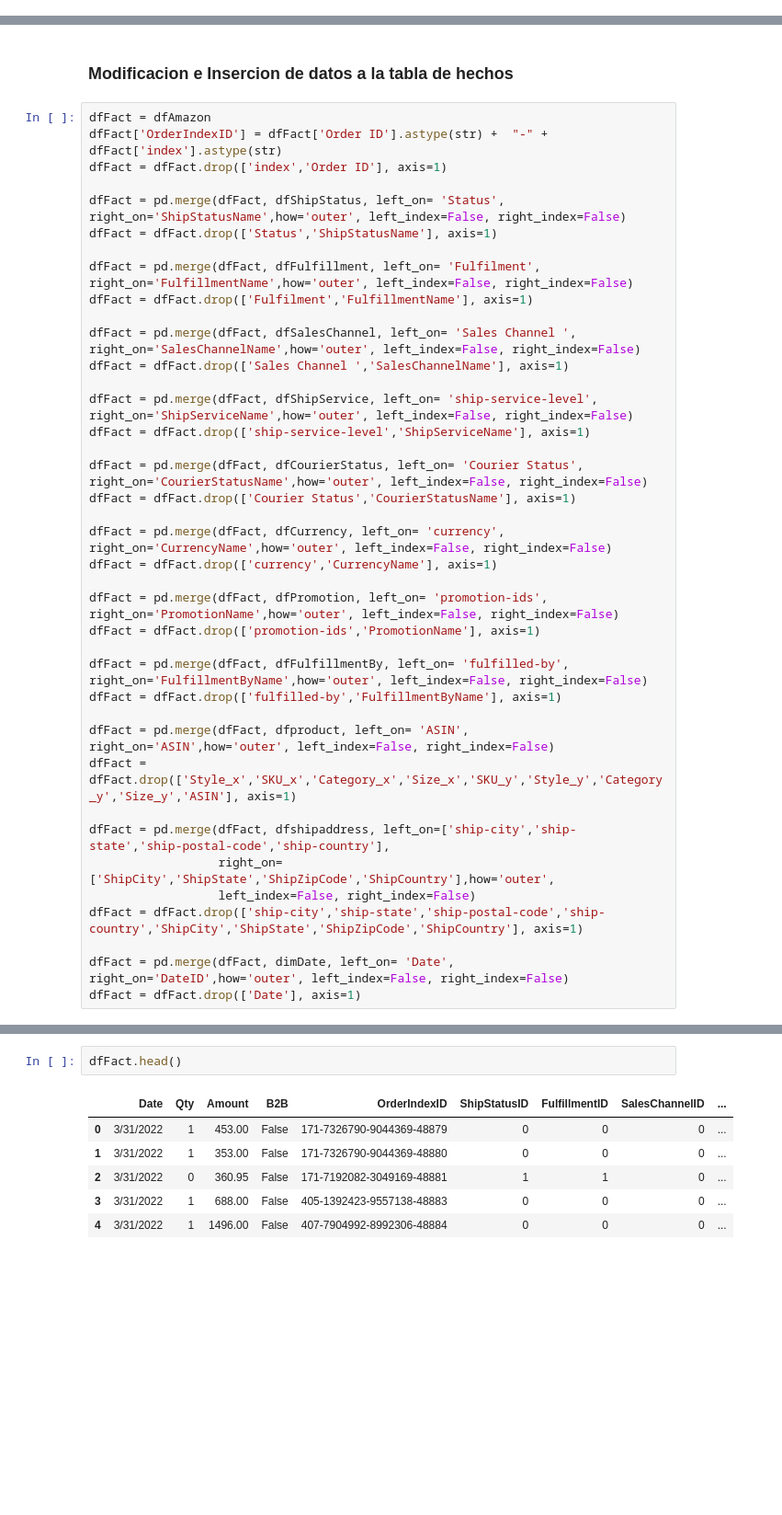
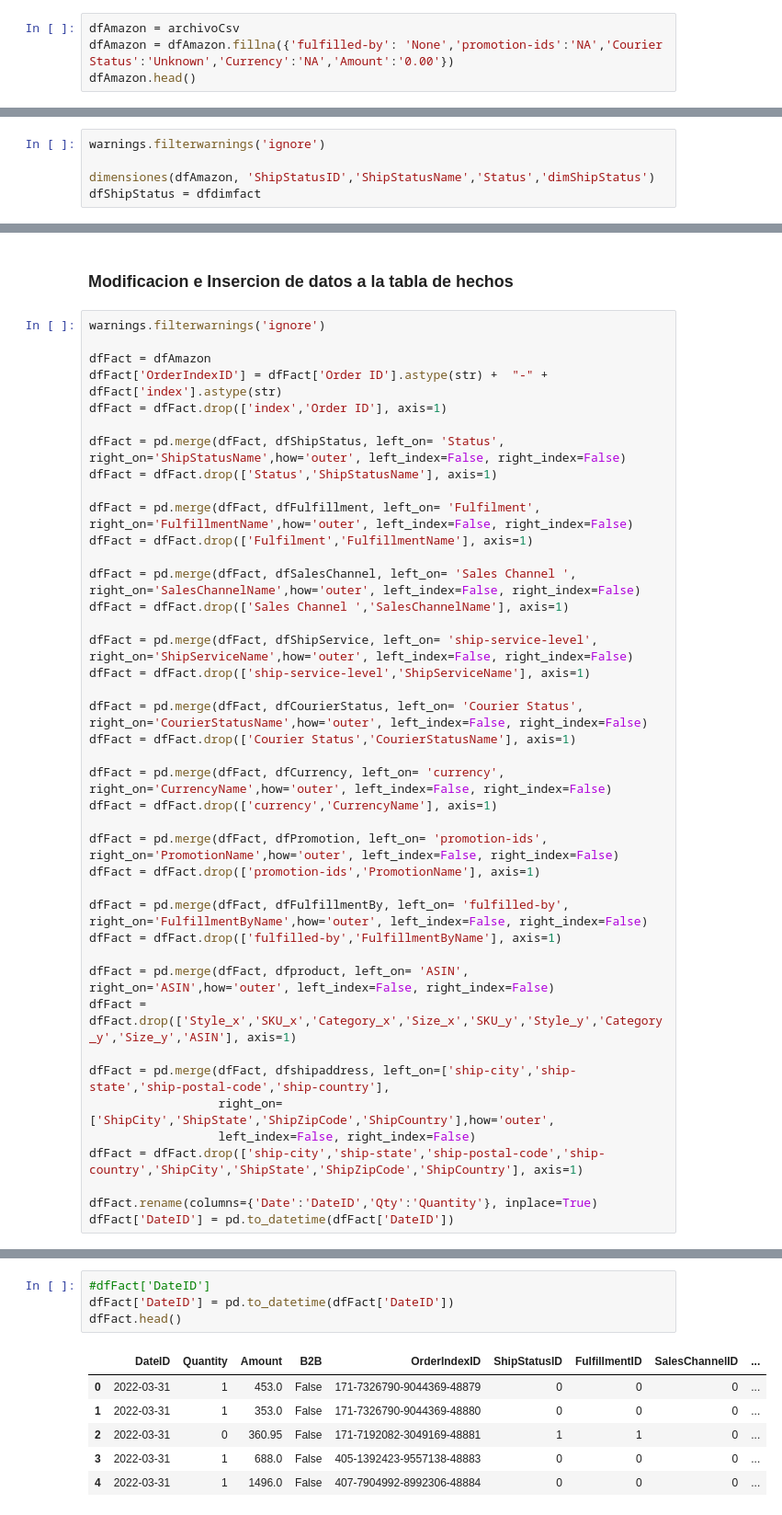
Before and after one commit to alejandraubico/Ciencia-de-datos-en-Python, a Jupyter notebook: Proyecto Final/ProyectoFinalv2.ipynb, the cells around one changed output, grey strips where cells are left out. Shown at 92% size. Saved outputs shown, nothing was run; the diff lists cells and outputs as text; blank space fills up the shorter version.

```diff
--- a/Proyecto Final/ProyectoFinalv2.ipynb
+++ b/Proyecto Final/ProyectoFinalv2.ipynb
@@ -145,3 +147,7 @@ for remoteFile in remoteFileList:
        print(ex)
 # %% [output]
 202203.csv
+# %%
+dfAmazon = archivoCsv
+dfAmazon = dfAmazon.fillna({'fulfilled-by': 'None','promotion-ids':'NA','Courier Status':'Unknown','Currency':'NA','Amount':'0.00'})
+dfAmazon.head()
@@ -295,0 +296,5 @@ See the caveats in the documentation: https://pandas.pydata.org/pandas-docs/stab
+# %%
+warnings.filterwarnings('ignore')
+
+dimensiones(dfAmazon, 'ShipStatusID','ShipStatusName','Status','dimShipStatus')
+dfShipStatus = dfdimfact
@@ -387,6 +361,8 @@ See the caveats in the documentation: https://pandas.pydata.org/pandas-docs/stab
 # %% [markdown]
 ### Modificacion e Insercion de datos a la tabla de hechos
 # %%
+warnings.filterwarnings('ignore')
+
 dfFact = dfAmazon
 dfFact['OrderIndexID'] = dfFact['Order ID'].astype(str) +  "-" + dfFact['index'].astype(str)
 dfFact = dfFact.drop(['index','Order ID'], axis=1)
@@ -423,5 +399,5 @@ dfFact = pd.merge(dfFact, dfshipaddress, left_on=['ship-city','ship-state','ship
                   left_index=False, right_index=False)
 dfFact = dfFact.drop(['ship-city','ship-state','ship-postal-code','ship-country','ShipCity','ShipState','ShipZipCode','ShipCountry'], axis=1)
 
-dfFact = pd.merge(dfFact, dimDate, left_on= 'Date', right_on='DateID',how='outer', left_index=False, right_index=False)
-dfFact = dfFact.drop(['Date'], axis=1)
+dfFact.rename(columns={'Date':'DateID','Qty':'Quantity'}, inplace=True)
+dfFact['DateID'] = pd.to_datetime(dfFact['DateID'])
@@ -430,9 +404,11 @@ ValueError: You are trying to merge on object and datetime64[ns] columns. If you
 # %%
+#dfFact['DateID']
+dfFact['DateID'] = pd.to_datetime(dfFact['DateID'])
 dfFact.head()
 # %% [output]
-|  | Date | Qty | Amount | B2B | OrderIndexID | ShipStatusID | FulfillmentID | SalesChannelID | ... |
-| 0 | 3/31/2022 | 1 | 453.00 | False | 171-7326790-9044369-48879 | 0 | 0 | 0 | ... |
-| 1 | 3/31/2022 | 1 | 353.00 | False | 171-7326790-9044369-48880 | 0 | 0 | 0 | ... |
-| 2 | 3/31/2022 | 0 | 360.95 | False | 171-7192082-3049169-48881 | 1 | 1 | 0 | ... |
-| 3 | 3/31/2022 | 1 | 688.00 | False | 405-1392423-9557138-48883 | 0 | 0 | 0 | ... |
-| 4 | 3/31/2022 | 1 | 1496.00 | False | 407-7904992-8992306-48884 | 0 | 0 | 0 | ... |
+|  | DateID | Quantity | Amount | B2B | OrderIndexID | ShipStatusID | FulfillmentID | SalesChannelID | ... |
+| 0 | 2022-03-31 | 1 | 453.0 | False | 171-7326790-9044369-48879 | 0 | 0 | 0 | ... |
+| 1 | 2022-03-31 | 1 | 353.0 | False | 171-7326790-9044369-48880 | 0 | 0 | 0 | ... |
+| 2 | 2022-03-31 | 0 | 360.95 | False | 171-7192082-3049169-48881 | 1 | 1 | 0 | ... |
+| 3 | 2022-03-31 | 1 | 688.0 | False | 405-1392423-9557138-48883 | 0 | 0 | 0 | ... |
+| 4 | 2022-03-31 | 1 | 1496.0 | False | 407-7904992-8992306-48884 | 0 | 0 | 0 | ... |
```
Also changed, not shown: parts of 14 cells of this notebook.
